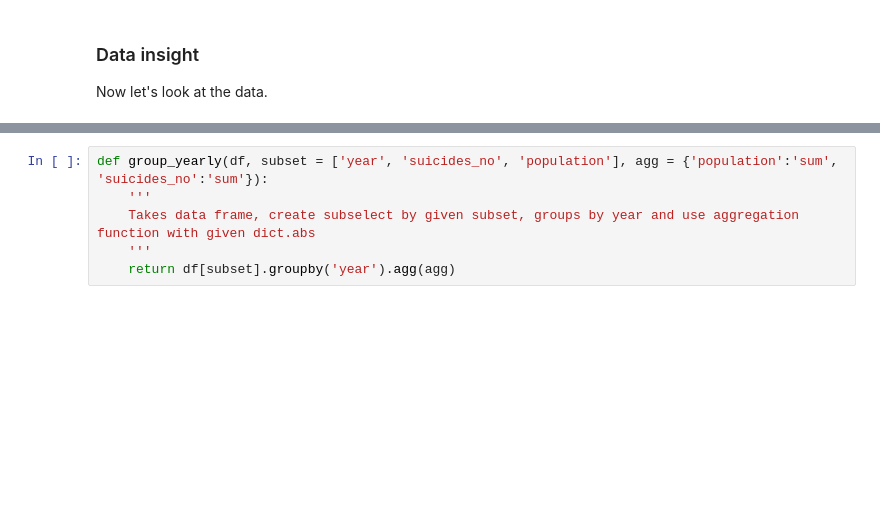
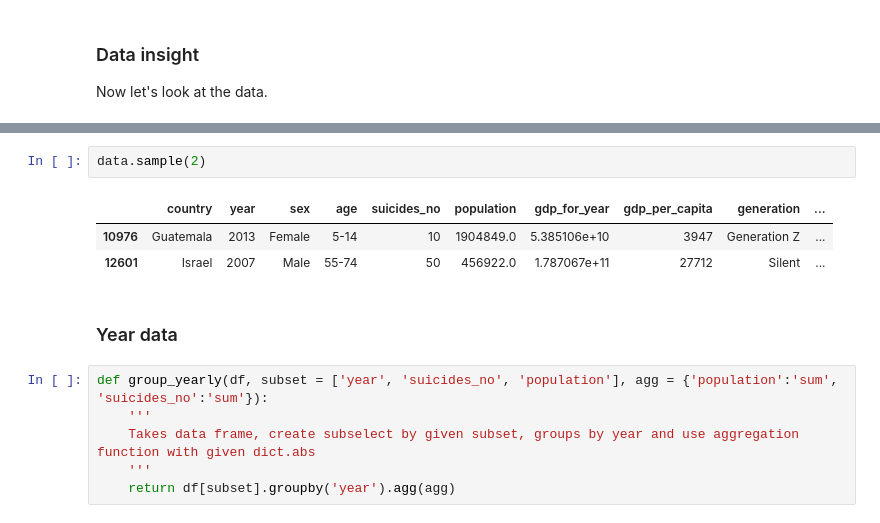
Before and after one commit to LukasForst/SAN, a Jupyter notebook: final/suicide_analysis.ipynb, the cells around one changed output, grey strips where cells are left out. Cells and saved outputs as stored; diff of their text form; blank space fills up the shorter version.

```diff
--- a/final/suicide_analysis.ipynb
+++ b/final/suicide_analysis.ipynb
@@ -50,3 +38,11 @@ data.describe()
+# %%
+data.sample(2)
+# %% [output]
+|  | country | year | sex | age | suicides_no | population | gdp_for_year | gdp_per_capita | generation | ... |
+| 10976 | Guatemala | 2013 | Female | 5-14 | 10 | 1904849.0 | 5.385106e+10 | 3947 | Generation Z | ... |
+| 12601 | Israel | 2007 | Male | 55-74 | 50 | 456922.0 | 1.787067e+11 | 27712 | Silent | ... |
+# %% [markdown]
+### Year data
 # %%
 def group_yearly(df, subset = ['year', 'suicides_no', 'population'], agg = {'population':'sum', 'suicides_no':'sum'}):
     '''
```
Also changed, not shown: parts of 10 cells of this notebook.
